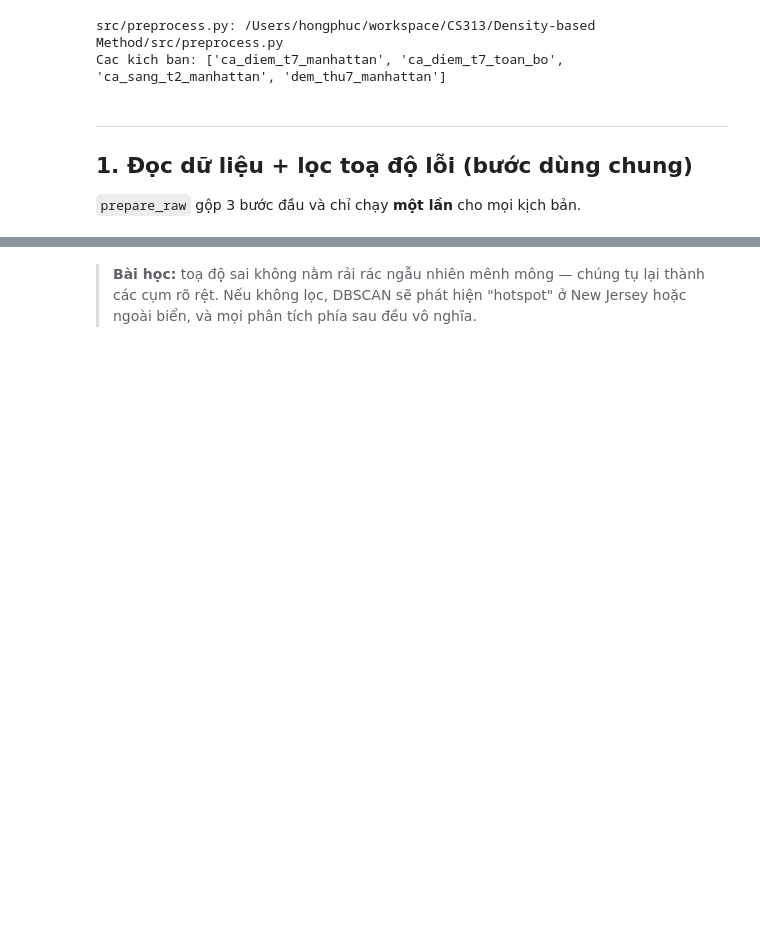
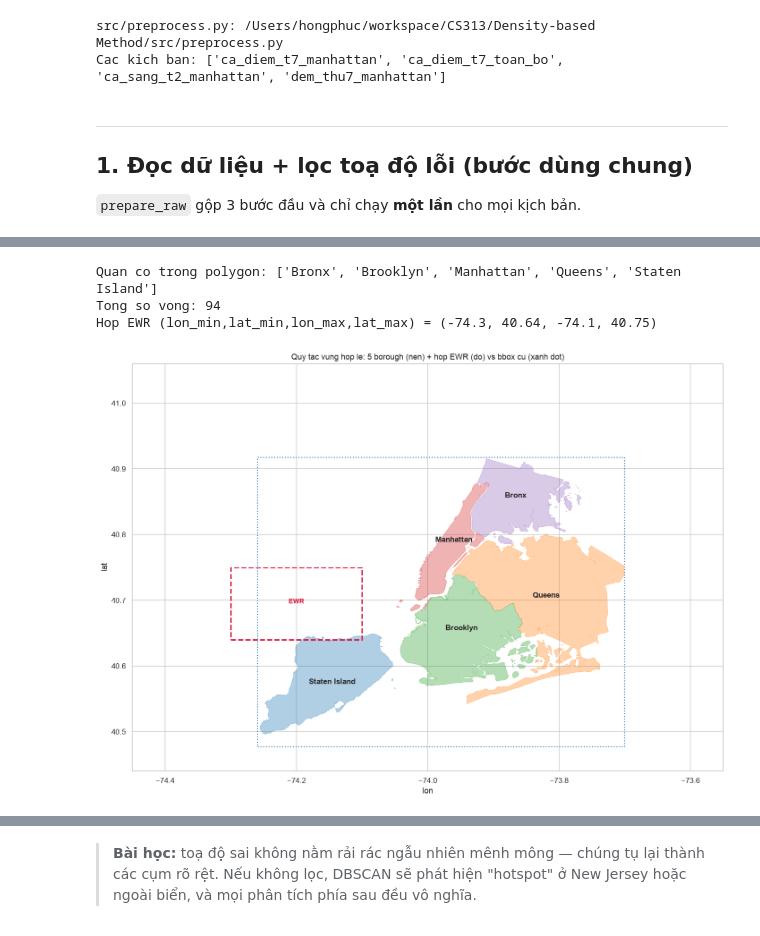
Before and after one commit to fucsdeptrai/Density-based-Method, a Jupyter notebook: notebooks/02_preprocessing.ipynb, the cells around one changed output, grey strips where cells are left out. Saved outputs shown, nothing was run; the diff lists cells and outputs as text; code cells hidden in the pictures; blank space fills up the shorter version.

```diff
--- a/notebooks/02_preprocessing.ipynb
+++ b/notebooks/02_preprocessing.ipynb
@@ -146,0 +175,47 @@ plt.show()
+# %%
+# Quy tac vung hop le: 5 borough + EWR, doc tu src/preprocess.py
+mask = pp.RegionMask(DATA_RAW)
+boroughs = mask.boroughs()
+print("Quan co trong polygon:", sorted(boroughs))
+print(f"Tong so vong: {sum(len(g.geoms) if g.geom_type=='MultiPolygon' else 1 for g in boroughs.values())}")
+print(f"Hop EWR (lon_min,lat_min,lon_max,lat_max) = {pp.EWR_BOX}")
+# %% [output]
+Quan co trong polygon: ['Bronx', 'Brooklyn', 'Manhattan', 'Queens', 'Staten Island']
+Tong so vong: 94
+Hop EWR (lon_min,lat_min,lon_max,lat_max) = (-74.3, 40.64, -74.1, 40.75)
+# %%
+fig, ax = plt.subplots(figsize=(13, 12))
+
+# 1. Hop tat ca 5 quan: mau nen nhat
+for name, geom in boroughs.items():
+    polys = list(geom.geoms) if geom.geom_type == "MultiPolygon" else [geom]
+    for poly in polys:
+        xs, ys = poly.exterior.xy
+        ax.fill(xs, ys, alpha=0.35, edgecolor="black", linewidth=0.6,
+                color=plt.cm.tab10(list(boroughs).index(name) % 10))
+    xs, ys = geom.representative_point().x, geom.representative_point().y
+    ax.annotate(name, (xs, ys), ha="center", fontsize=11, weight="bold")
+
+# 2. Hop EWR: vach do, mau khac
+lon_min, lat_min, lon_max, lat_max = pp.EWR_BOX
+ax.add_patch(plt.Rectangle((lon_min, lat_min), lon_max - lon_min, lat_max - lat_min,
+                           fill=False, edgecolor="crimson", linewidth=2, linestyle="--"))
+ax.annotate("EWR", ((lon_min + lon_max) / 2, (lat_min + lat_max) / 2),
+            ha="center", color="crimson", fontsize=10, weight="bold")
+
+# 3. Bounding box cu (chi so QC, khong con la quy tac loc)
+lat_min_b, lon_min_b, lat_max_b, lon_max_b = pp.NYC_BBOX
+ax.add_patch(plt.Rectangle((lon_min_b, lat_min_b), lon_max_b - lon_min_b, lat_max_b - lat_min_b,
+                           fill=False, edgecolor="steelblue", linewidth=1.5, linestyle=":"))
+
+ax.set_aspect("equal", adjustable="box")
+ax.set_xlim(-74.45, -73.55)
+ax.set_ylim(40.44, 41.06)
+ax.set_xlabel("lon")
+ax.set_ylabel("lat")
+ax.set_title("Quy tac vung hop le: 5 borough (nen) + hop EWR (do) vs bbox cu (xanh dot)")
+plt.tight_layout()
+plt.savefig(OUT / "prep_06_region_rule.png", bbox_inches="tight")
+plt.show()
+# %% [output]
+[figure, added]
```
Also changed, not shown: parts of 20 cells of this notebook, 5 other files.
